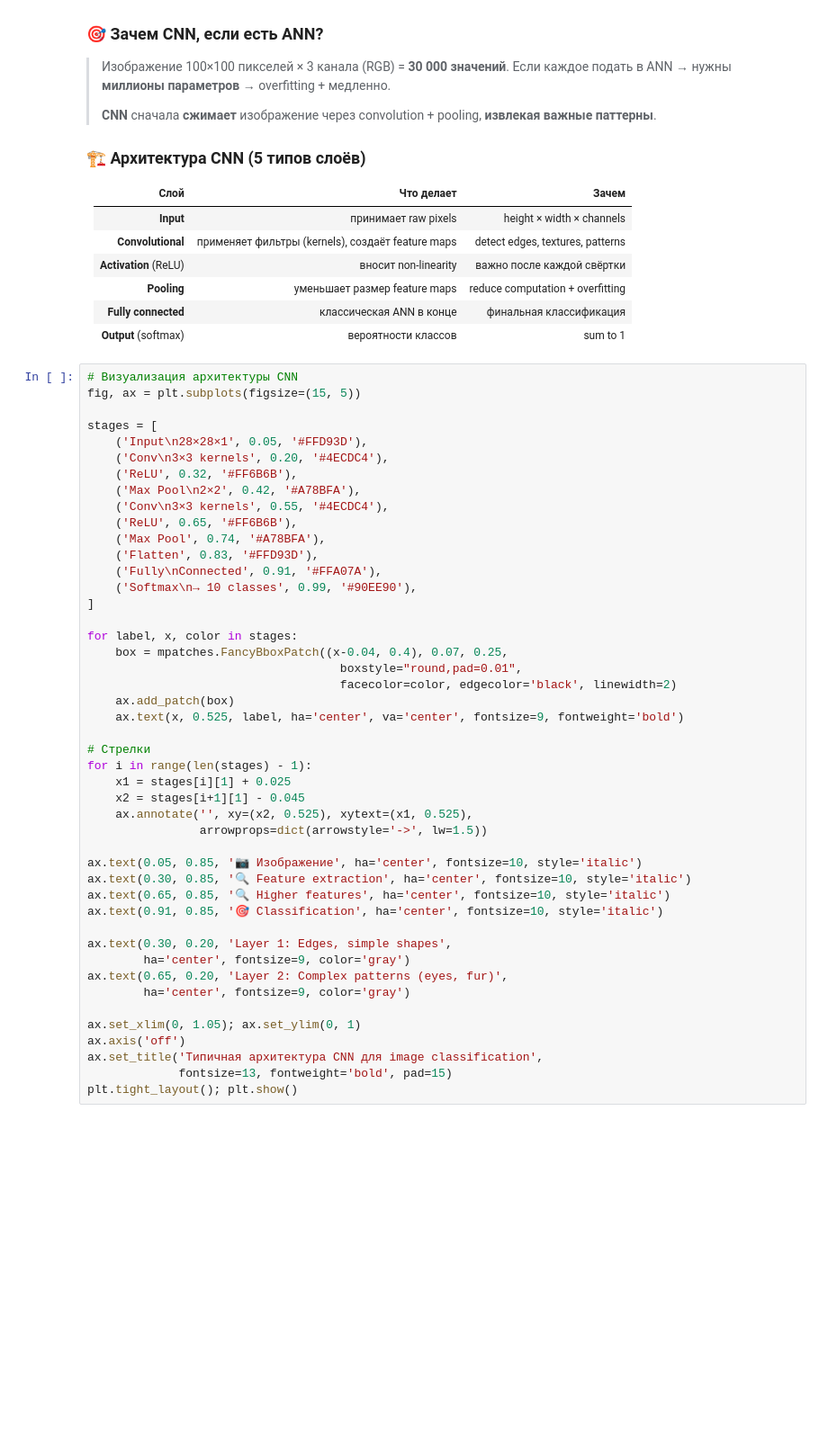
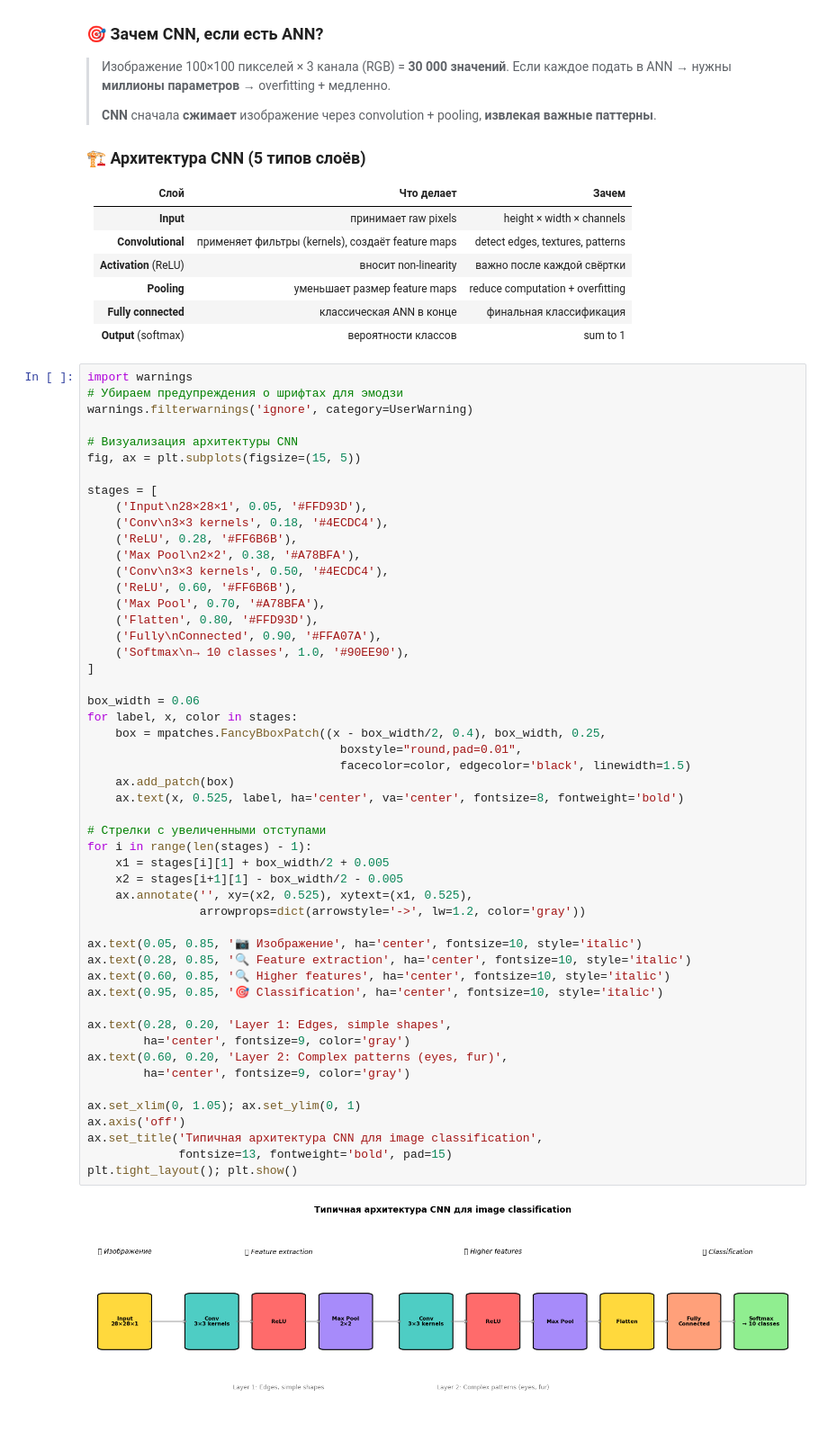
Before and after one commit to SlavaMarina/ib-cs-ml-course, a Jupyter notebook: week4_neural_networks/Week4_Lesson7_Lecture.ipynb, the cells around one changed output. Shown at 90% size. Saved outputs shown, nothing was run; the diff lists cells and outputs as text; blank space fills up the shorter version.

```diff
--- a/week4_neural_networks/Week4_Lesson7_Lecture.ipynb
+++ b/week4_neural_networks/Week4_Lesson7_Lecture.ipynb
@@ -389,51 +422,58 @@ plt.tight_layout(); plt.show()
 | **Fully connected** | классическая ANN в конце | финальная классификация |
 | **Output** (softmax) | вероятности классов | sum to 1 |
 # %%
+import warnings
+# Убираем предупреждения о шрифтах для эмодзи
+warnings.filterwarnings('ignore', category=UserWarning)
+
 # Визуализация архитектуры CNN
 fig, ax = plt.subplots(figsize=(15, 5))
 
 stages = [
     ('Input\n28×28×1', 0.05, '#FFD93D'),
-    ('Conv\n3×3 kernels', 0.20, '#4ECDC4'),
-    ('ReLU', 0.32, '#FF6B6B'),
-    ('Max Pool\n2×2', 0.42, '#A78BFA'),
-    ('Conv\n3×3 kernels', 0.55, '#4ECDC4'),
-    ('ReLU', 0.65, '#FF6B6B'),
-    ('Max Pool', 0.74, '#A78BFA'),
-    ('Flatten', 0.83, '#FFD93D'),
-    ('Fully\nConnected', 0.91, '#FFA07A'),
-    ('Softmax\n→ 10 classes', 0.99, '#90EE90'),
+    ('Conv\n3×3 kernels', 0.18, '#4ECDC4'),
+    ('ReLU', 0.28, '#FF6B6B'),
+    ('Max Pool\n2×2', 0.38, '#A78BFA'),
+    ('Conv\n3×3 kernels', 0.50, '#4ECDC4'),
+    ('ReLU', 0.60, '#FF6B6B'),
+    ('Max Pool', 0.70, '#A78BFA'),
+    ('Flatten', 0.80, '#FFD93D'),
+    ('Fully\nConnected', 0.90, '#FFA07A'),
+    ('Softmax\n→ 10 classes', 1.0, '#90EE90'),
 ]
 
+box_width = 0.06
 for label, x, color in stages:
-    box = mpatches.FancyBboxPatch((x-0.04, 0.4), 0.07, 0.25,
+    box = mpatches.FancyBboxPatch((x - box_width/2, 0.4), box_width, 0.25,
                                     boxstyle="round,pad=0.01",
-                                    facecolor=color, edgecolor='black', linewidth=2)
+                                    facecolor=color, edgecolor='black', linewidth=1.5)
     ax.add_patch(box)
-    ax.text(x, 0.525, label, ha='center', va='center', fontsize=9, fontweight='bold')
+    ax.text(x, 0.525, label, ha='center', va='center', fontsize=8, fontweight='bold')
 
-# Стрелки
+# Стрелки с увеличенными отступами
 for i in range(len(stages) - 1):
-    x1 = stages[i][1] + 0.025
-    x2 = stages[i+1][1] - 0.045
+    x1 = stages[i][1] + box_width/2 + 0.005
+    x2 = stages[i+1][1] - box_width/2 - 0.005
     ax.annotate('', xy=(x2, 0.525), xytext=(x1, 0.525),
-                arrowprops=dict(arrowstyle='->', lw=1.5))
+                arrowprops=dict(arrowstyle='->', lw=1.2, color='gray'))
 
 ax.text(0.05, 0.85, '📷 Изображение', ha='center', fontsize=10, style='italic')
-ax.text(0.30, 0.85, '🔍 Feature extraction', ha='center', fontsize=10, style='italic')
-ax.text(0.65, 0.85, '🔍 Higher features', ha='center', fontsize=10, style='italic')
-ax.text(0.91, 0.85, '🎯 Classification', ha='center', fontsize=10, style='italic')
+ax.text(0.28, 0.85, '🔍 Feature extraction', ha='center', fontsize=10, style='italic')
+ax.text(0.60, 0.85, '🔍 Higher features', ha='center', fontsize=10, style='italic')
+ax.text(0.95, 0.85, '🎯 Classification', ha='center', fontsize=10, style='italic')
 
-ax.text(0.30, 0.20, 'Layer 1: Edges, simple shapes',
+ax.text(0.28, 0.20, 'Layer 1: Edges, simple shapes',
         ha='center', fontsize=9, color='gray')
-ax.text(0.65, 0.20, 'Layer 2: Complex patterns (eyes, fur)',
+ax.text(0.60, 0.20, 'Layer 2: Complex patterns (eyes, fur)',
         ha='center', fontsize=9, color='gray')
 
 ax.set_xlim(0, 1.05); ax.set_ylim(0, 1)
 ax.axis('off')
 ax.set_title('Типичная архитектура CNN для image classification',
              fontsize=13, fontweight='bold', pad=15)
 plt.tight_layout(); plt.show()
+# %% [output]
+[figure, added]
 # %% [markdown]
 ### 🔍 Convolutional Layer — самое интересное
 
```
Also changed, not shown: parts of 9 cells of this notebook.
